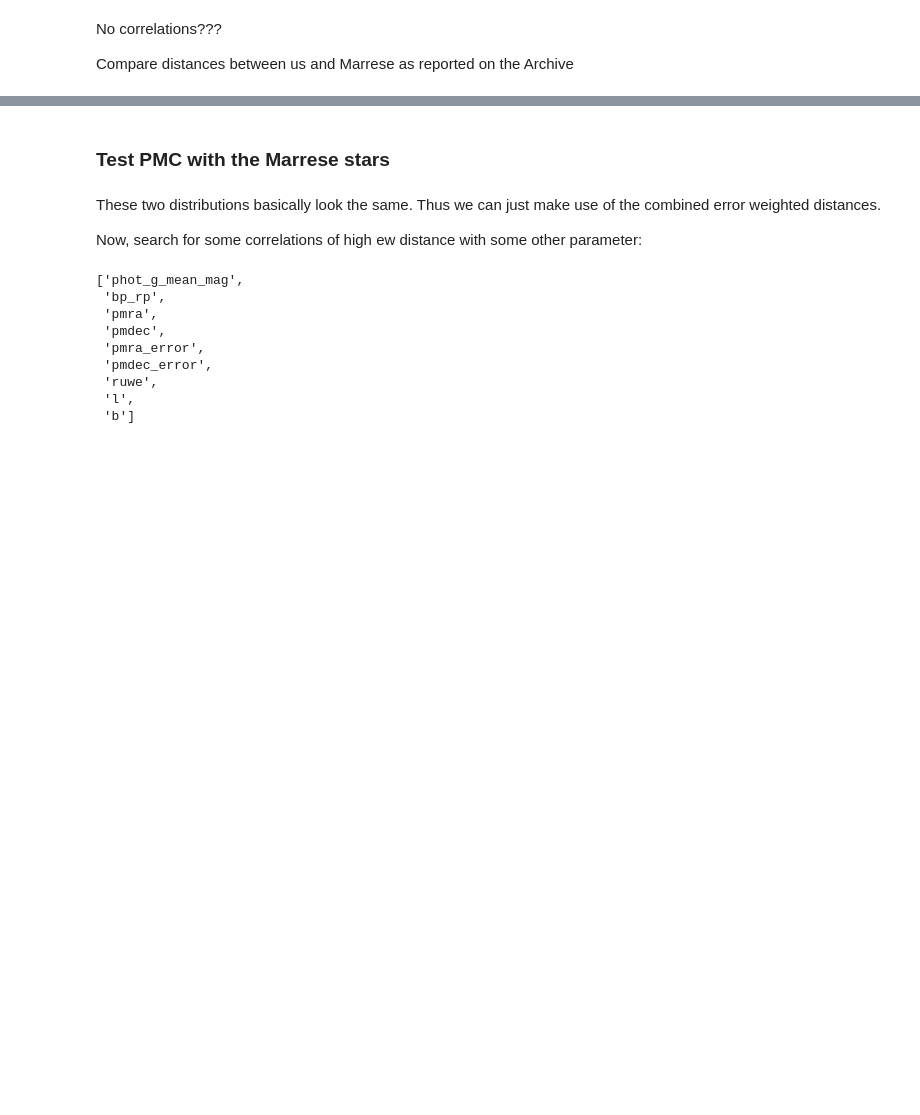
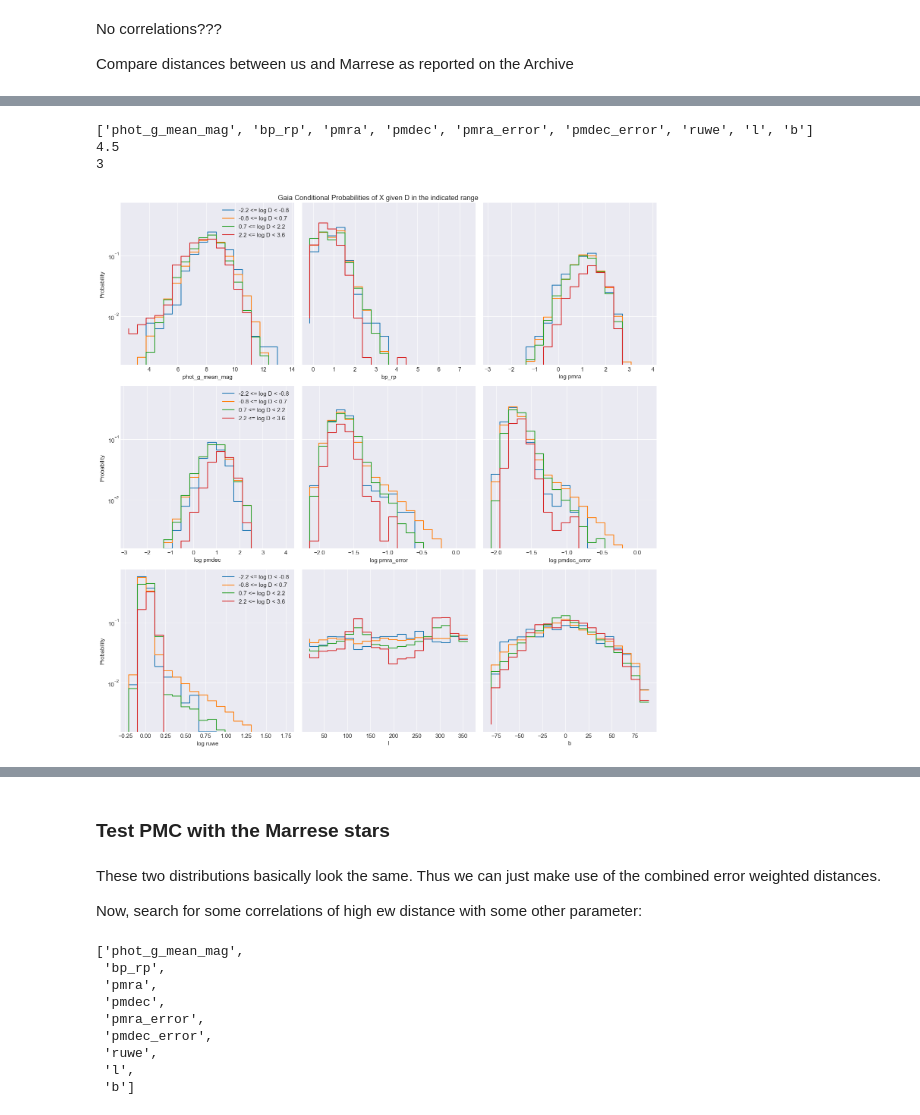
Before and after one commit to RenVit318/masterproject, a Jupyter notebook: src/notebooks/crossmatch_analysis.ipynb, the cells around one changed output, grey strips where cells are left out. Drawn from its saved outputs; the diff is of its cells as text; code cells hidden in the pictures; blank space fills up the shorter version.

```diff
--- a/src/notebooks/crossmatch_analysis.ipynb
+++ b/src/notebooks/crossmatch_analysis.ipynb
@@ -883,0 +959,58 @@ plt.show()
+# %%
+def compute_conditional_probability(xdata, con_data, xbins, con_bins):
+    """Sets up a probability distribution of the xdata, given that con_data is within a certain range
+    - xdata and con_data must have the same shape!"""
+    distributions = np.zeros((len(con_bins)-1, len(xbins)-1)) # Each row contains a dist. with xbins entries for each con_bins
+    for i in range(len(con_bins) - 1):
+        conditional_mask = (con_data > con_bins[i]) * (con_data < con_bins[i+1])
+        xdata_masked = xdata[conditional_mask]
+        for j in range(len(xbins) - 1):
+            xbin_mask = (xdata_masked >= xbins[j]) * (xdata_masked < xbins[j+1])
+            distributions[i][j] = len(xdata_masked[xbin_mask]) / len(xdata_masked)
+
+    return distributions
+# %%
+print(extra_gdata)
+do_log = [False, False, True, True, True, True, True, False, False]
+num_params = len(extra_gdata)
+print(num_params/2)
+dim = int(np.ceil(np.sqrt(num_params))) # Might change this later. For now a square is good
+print(dim)
+fig, axs = plt.subplots(dim,dim,figsize=(15,15), sharey=True, tight_layout=True)
+
+D_bins = np.linspace(np.min(log_error_norm_distances), np.max(log_error_norm_distances), 5)
+
+for i, ax in enumerate(axs.flatten()):
+    if do_log[i]:
+        xdata = np.log10(marrese_gdata[:,i])
+        xlabel = f'log {extra_gdata[i]}'
+    else:
+        xdata = marrese_gdata[:,i]
+        xlabel = extra_gdata[i]
+
+    xbins = np.linspace(np.nanmin(xdata), np.nanmax(xdata), 20)
+    bin_width = xbins[1] - xbins[0]
+
+    distributions = compute_conditional_probability(xdata, log_error_norm_distances, xbins, D_bins)
+    for j in range(distributions.shape[0]):
+        label = f'{D_bins[j]:.1f} <= log D < {D_bins[j+1]:.1f}'
+        if (i % dim) == 0:
+            ax.step(xbins[:-1] + bin_width, distributions[j], label=label)
+        else:
+            ax.step(xbins[:-1] + bin_width, distributions[j])
+
+    ax.set_xlabel(xlabel)
+    if (i % dim) == 0:
+        ax.set_ylabel('Probability')
+        ax.legend()
+
+    ax.set_yscale('log')
+
+plt.suptitle('Gaia Conditional Probabilities of X given D in the indicated range')
+plt.savefig(fpath+'Gaia_conditionals.png', bbox_inches='tight', transparent=True)
+plt.show()
+# %% [output]
+['phot_g_mean_mag', 'bp_rp', 'pmra', 'pmdec', 'pmra_error', 'pmdec_error', 'ruwe', 'l', 'b']
+4.5
+3
+[figure, added]
```
Also changed, not shown: parts of 10 cells of this notebook.
